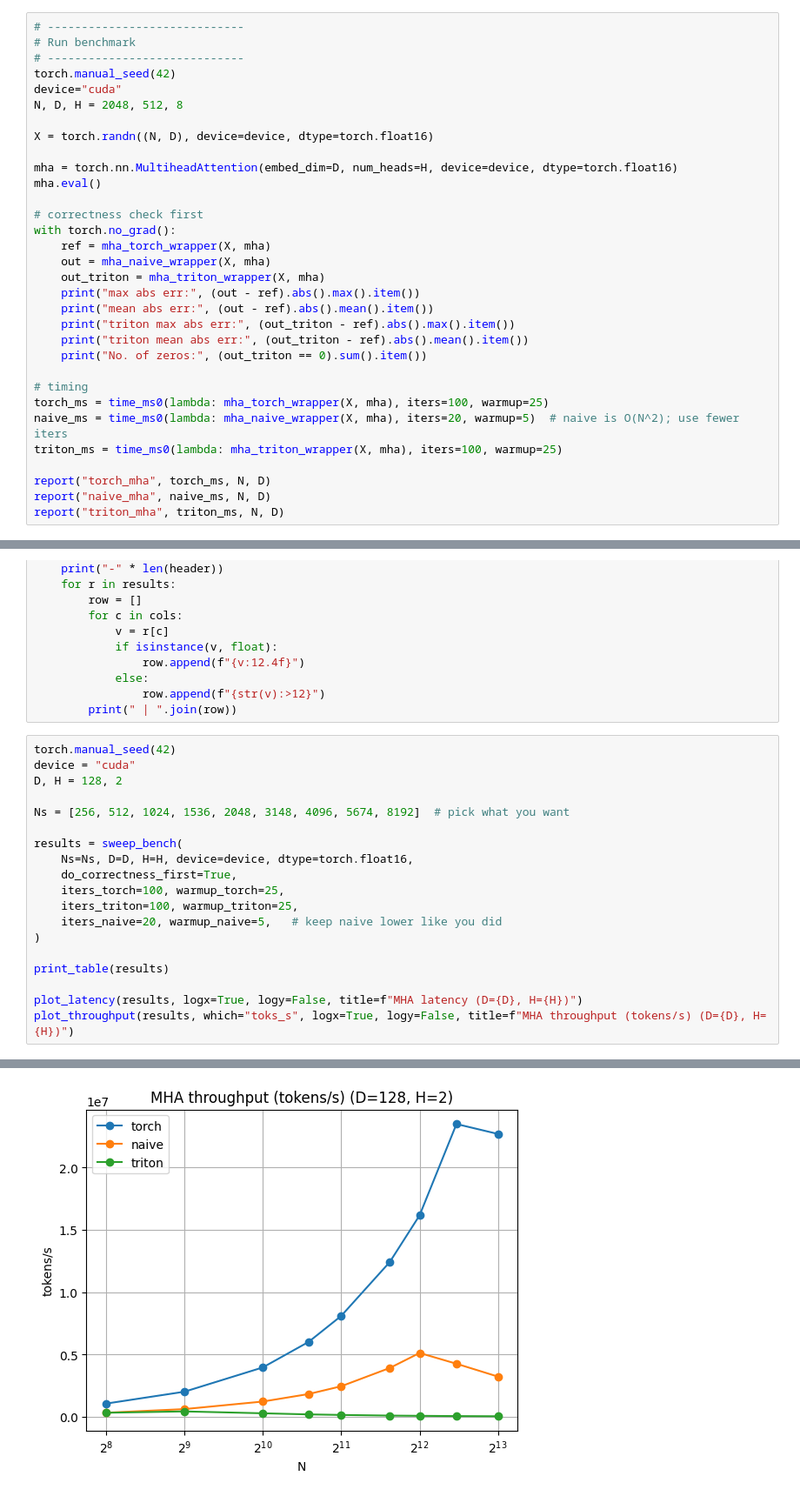
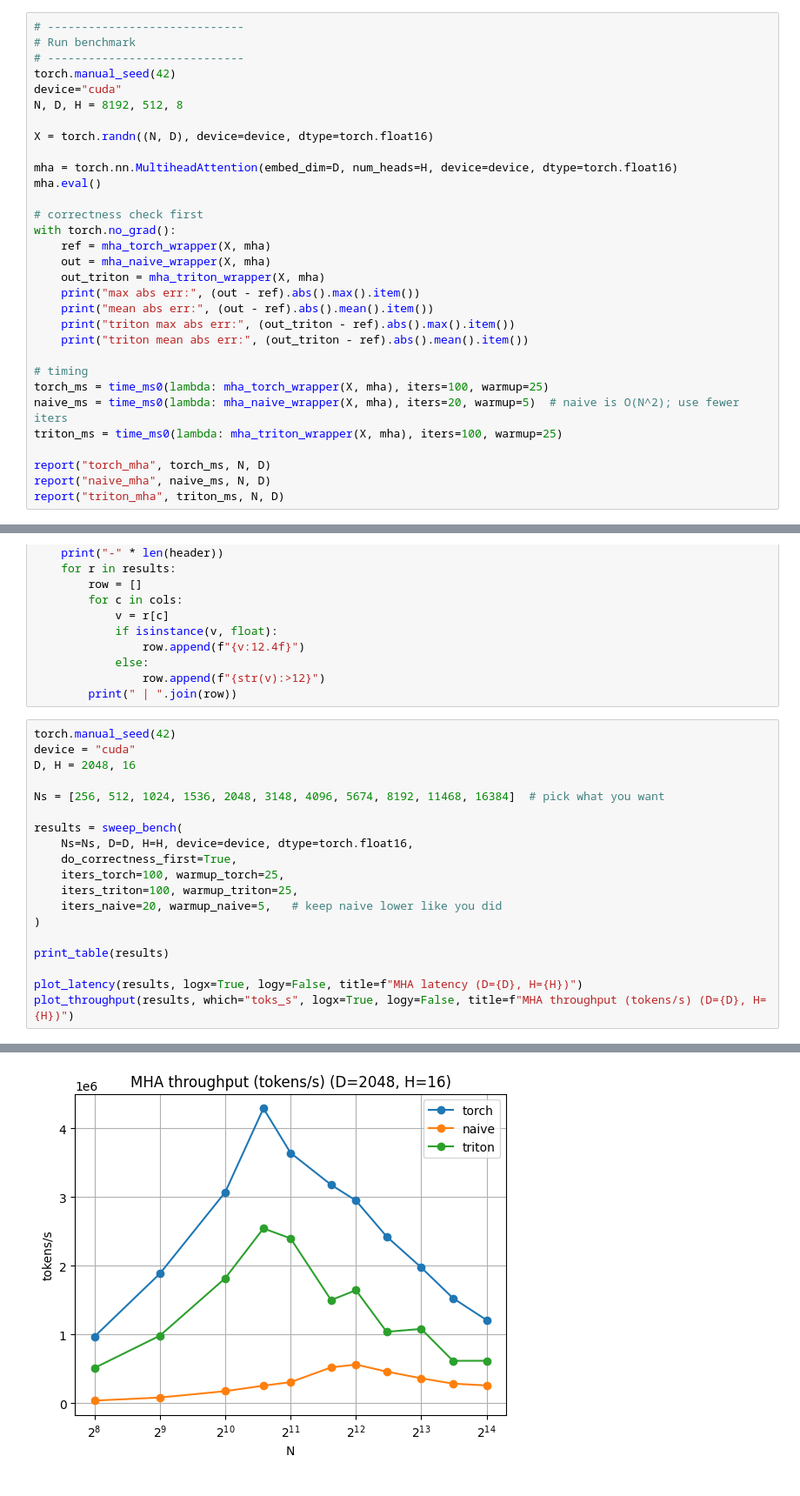
Before and after one commit to ajayjagan2511/Flash-Attention-with-Triton, a Jupyter notebook: notebooks/FlashAttn_impl.ipynb, the cells around one changed output, grey strips where cells are left out. Shown at 87% size. Cells and saved outputs as stored; diff of their text form.

```diff
--- a/notebooks/FlashAttn_impl.ipynb
+++ b/notebooks/FlashAttn_impl.ipynb
@@ -753,7 +737,7 @@ def report(name, ms, N, D):
 # -----------------------------
 torch.manual_seed(42)
 device="cuda"
-N, D, H = 2048, 512, 8
+N, D, H = 8192, 512, 8
 
 X = torch.randn((N, D), device=device, dtype=torch.float16)
 
@@ -769,7 +753,6 @@ with torch.no_grad():
     print("mean abs err:", (out - ref).abs().mean().item())
     print("triton max abs err:", (out_triton - ref).abs().max().item())
     print("triton mean abs err:", (out_triton - ref).abs().mean().item())
-    print("No. of zeros:", (out_triton == 0).sum().item())
 
 # timing
 torch_ms = time_ms0(lambda: mha_torch_wrapper(X, mha), iters=100, warmup=25)
@@ -1044,9 +1022,9 @@ def print_table(results):
 # %%
 torch.manual_seed(42)
 device = "cuda"
-D, H = 128, 2
+D, H = 2048, 16
 
-Ns = [256, 512, 1024, 1536, 2048, 3148, 4096, 5674, 8192]  # pick what you want
+Ns = [256, 512, 1024, 1536, 2048, 3148, 4096, 5674, 8192, 11468, 16384]  # pick what you want
 
 results = sweep_bench(
     Ns=Ns, D=D, H=H, device=device, dtype=torch.float16,
@@ -1082 +1060 @@ No. of zeros (triton): 0
-[figure, old version]
+[figure, new version]
```
Also changed, not shown: parts of 5 cells of this notebook.
